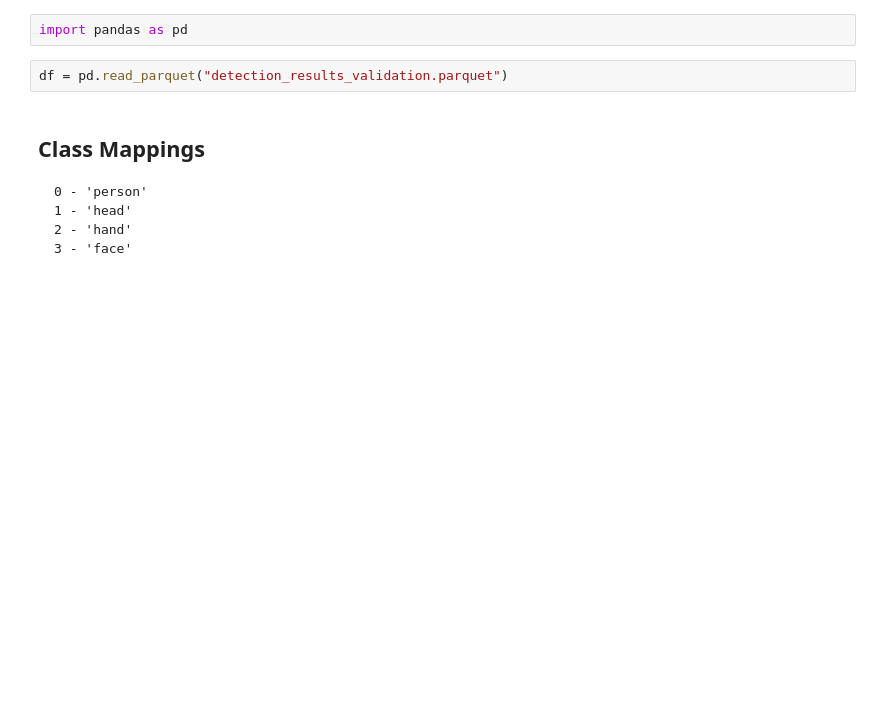
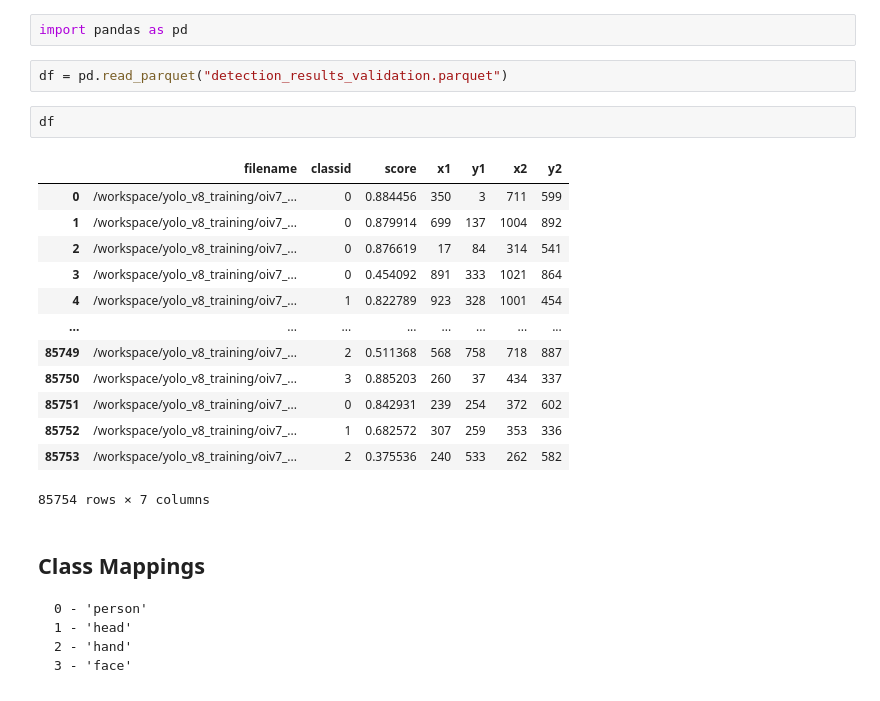
Before and after one commit to dnth/yolox-body-head-hand-face, a Jupyter notebook: debug.ipynb, the cells around one changed output. Cells and saved outputs as stored; diff of their text form; blank space fills up the shorter version.

````diff
--- a/debug.ipynb
+++ b/debug.ipynb
@@ -2,6 +2,22 @@
 import pandas as pd
 # %%
 df = pd.read_parquet("detection_results_validation.parquet")
+# %%
+df
+# %% [output]
+|  | filename | classid | score | x1 | y1 | x2 | y2 |
+| 0 | /workspace/yolo_v8_training/oiv7_... | 0 | 0.884456 | 350 | 3 | 711 | 599 |
+| 1 | /workspace/yolo_v8_training/oiv7_... | 0 | 0.879914 | 699 | 137 | 1004 | 892 |
+| 2 | /workspace/yolo_v8_training/oiv7_... | 0 | 0.876619 | 17 | 84 | 314 | 541 |
+| 3 | /workspace/yolo_v8_training/oiv7_... | 0 | 0.454092 | 891 | 333 | 1021 | 864 |
+| 4 | /workspace/yolo_v8_training/oiv7_... | 1 | 0.822789 | 923 | 328 | 1001 | 454 |
+| ... | ... | ... | ... | ... | ... | ... | ... |
+| 85749 | /workspace/yolo_v8_training/oiv7_... | 2 | 0.511368 | 568 | 758 | 718 | 887 |
+| 85750 | /workspace/yolo_v8_training/oiv7_... | 3 | 0.885203 | 260 | 37 | 434 | 337 |
+| 85751 | /workspace/yolo_v8_training/oiv7_... | 0 | 0.842931 | 239 | 254 | 372 | 602 |
+| 85752 | /workspace/yolo_v8_training/oiv7_... | 1 | 0.682572 | 307 | 259 | 353 | 336 |
+| 85753 | /workspace/yolo_v8_training/oiv7_... | 2 | 0.375536 | 240 | 533 | 262 | 582 |
+85754 rows × 7 columns
 # %% [markdown]
 ## Class Mappings
 ```
````
Also changed, not shown: parts of 1 cell of this notebook, 2 other files.
